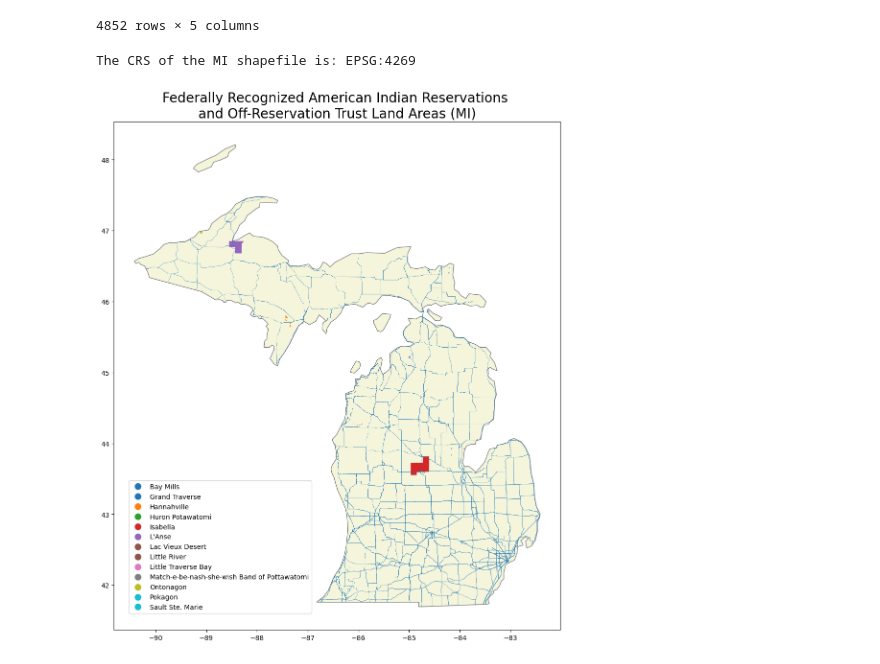
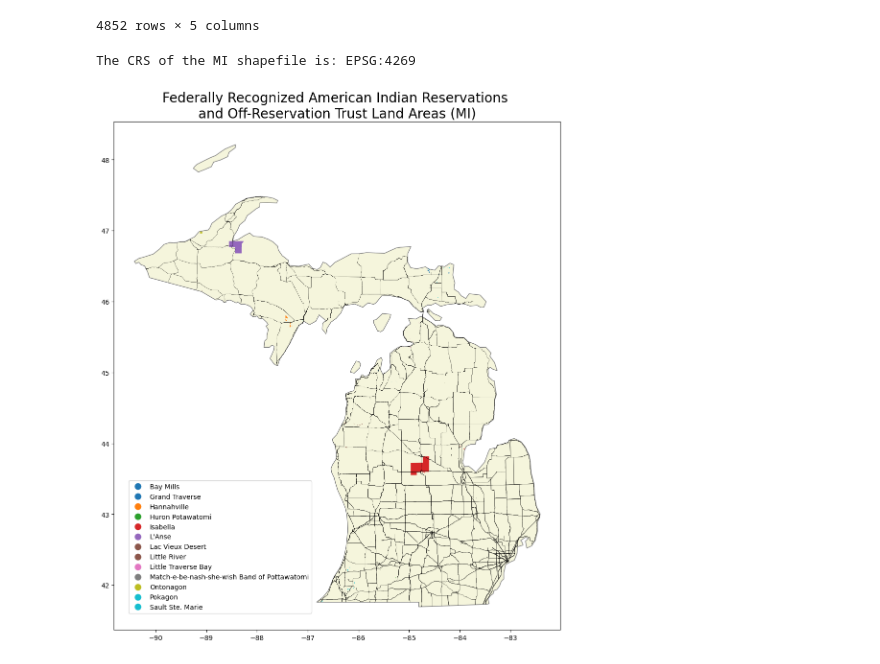
Before and after one commit to cu-esiil-edu/san-carlos-apache-college-demo-nquarder, a Jupyter notebook: san-carlos-apache-python-training.ipynb, the cells around one changed output. Saved outputs shown, nothing was run; the diff lists cells and outputs as text; code cells hidden in the pictures.

```diff
--- a/san-carlos-apache-python-training.ipynb
+++ b/san-carlos-apache-python-training.ipynb
@@ -318,30 +319,30 @@ mi_rds_gdf
 # %%
 # Select MI
 mi_bndry = us_gdf.loc[us_gdf['NAME'] == 'Michigan']
 
 print("The CRS of the MI shapefile is:", mi_bndry.crs)
 
 
 # Clip AIANNH boundary to MI boundary
 aiannh_mi = aiannh_boundary.clip(mi_bndry.geometry)
 aiannh_mi
 
 fig, ax = plt.subplots(figsize=(12,20))
 mi_bndry.plot(color='beige',
                     edgecolor='grey',
                     ax=ax)
-mi_rds_gdf.plot(ax=ax, linewidth=0.3)
+mi_rds_gdf.plot(ax=ax, linewidth=0.3, color='black')
 
 aiannh_mi.plot(ax=ax, linewidth=0.4,
                column='NAME',
                legend=True)
 
 # Define and place legend
 leg = ax.get_legend()
 leg.set_bbox_to_anchor((0.45, 0.3, 0., 0.))
 
 plt.title("Federally Recognized American Indian Reservations \nand Off-Reservation Trust Land Areas (MI)", fontsize=20)
 plt.show()
 # %% [output]
 The CRS of the MI shapefile is: EPSG:4269
-[figure, old version]
+[figure, new version]
```
Also changed, not shown: parts of 4 cells of this notebook.
